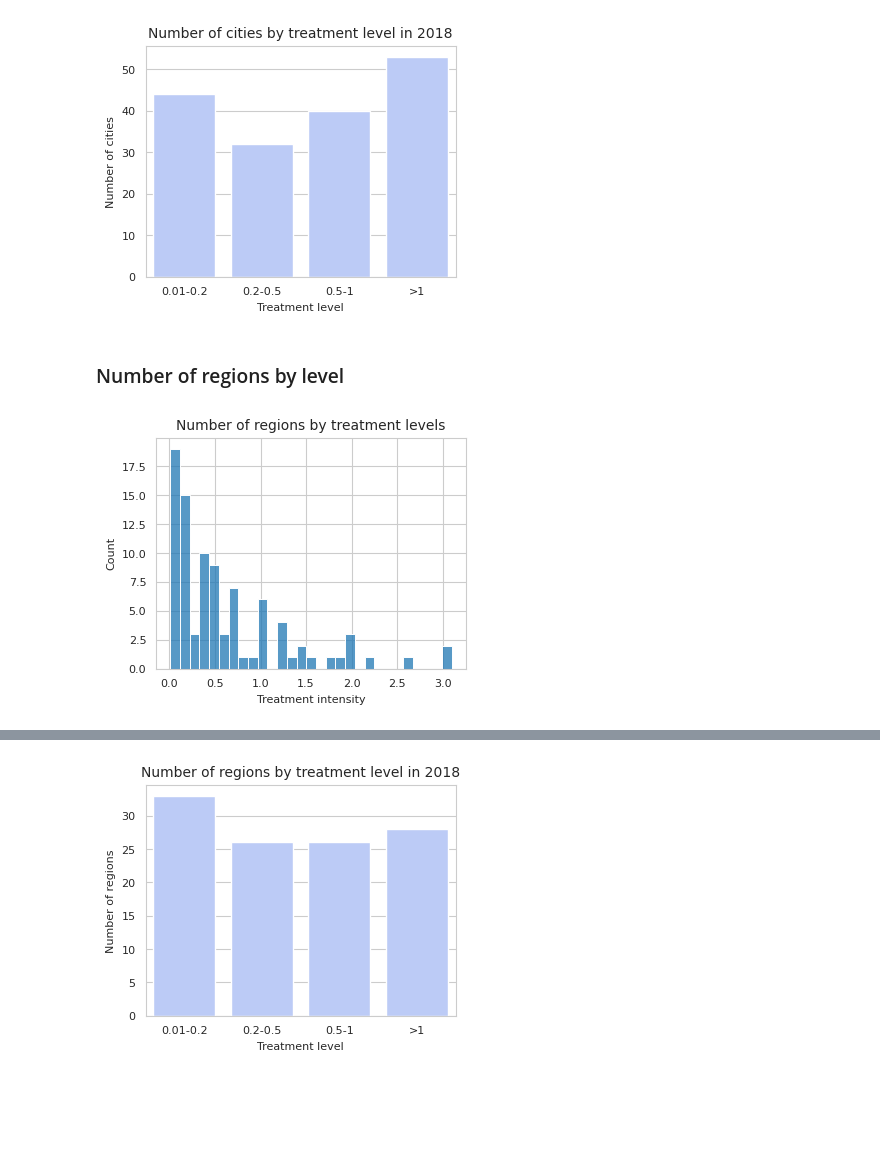
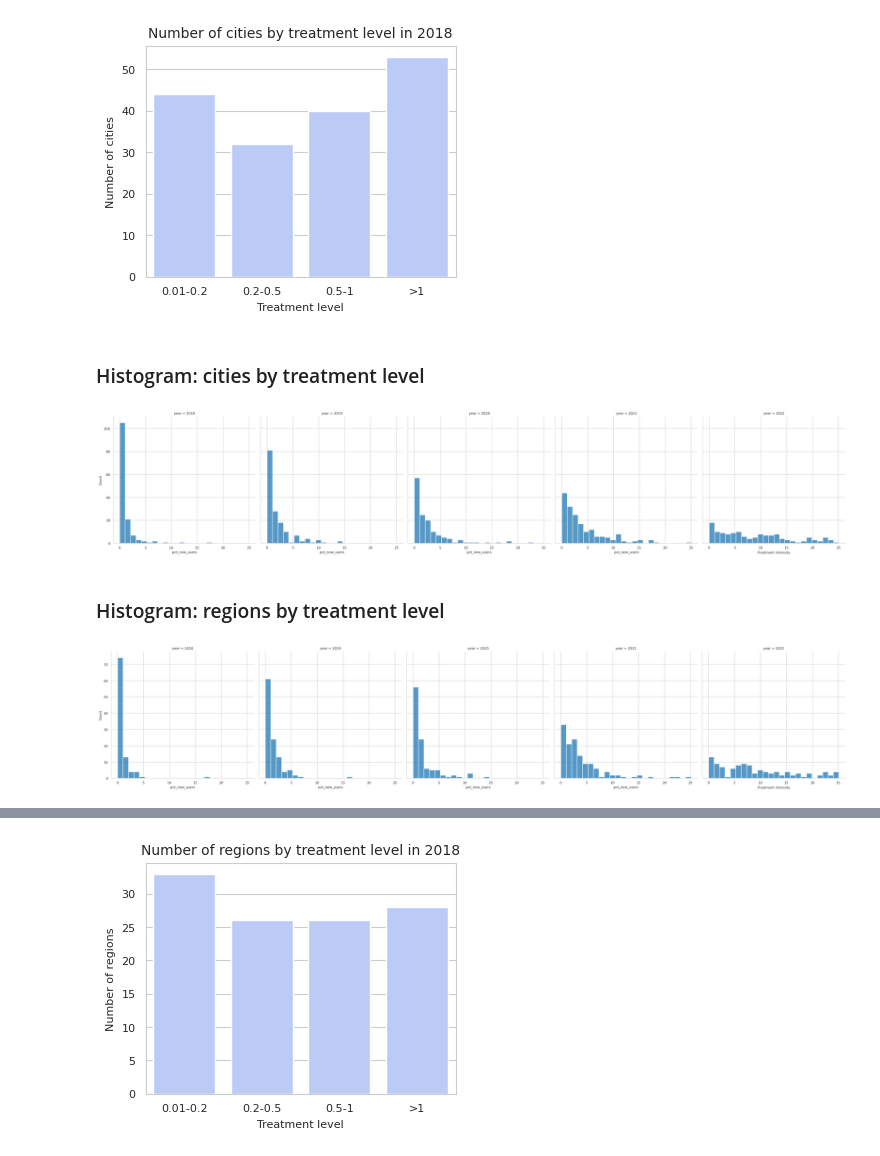
Before and after one commit to rfrade/prep, a Jupyter notebook: graphs_hiv.ipynb, the cells around one changed output, grey strips where cells are left out. Cells and saved outputs as stored; diff of their text form; code cells hidden in the pictures; blank space fills up the shorter version.

```diff
--- a/graphs_hiv.ipynb
+++ b/graphs_hiv.ipynb
@@ -268,14 +318,25 @@ plt.savefig("results_graphs/cities_by_treat_level.png",
 plt.show()
 # %% [output]
 [figure]
+# %% [markdown]
+### Histogram: cities by treatment level
+# %%
+sns.displot(cities.reset_index().query("year >= 2018"),
+             x="pct_new_users",
+             bins=np.linspace(0.01,25.1,25), col="year")
+#plt.title("Number of regions by treatment levels")
+plt.xlabel("Treatment intensity")
+plt.show()
+# %% [output]
+[figure, added]
 # %% [markdown]
-### Number of regions by level
+### Histogram: regions by treatment level
 # %%
-sns.histplot(regions.query("year == 2018"),
+sns.displot(regions.query("year >= 2018"),
              x="pct_new_users",
-             bins=np.linspace(0.01,3.1,30))
-plt.title("Number of regions by treatment levels")
+             bins=np.linspace(0.01,25.1,25), col="year")
+#plt.title("Number of regions by treatment levels")
 plt.xlabel("Treatment intensity")
 plt.show()
 # %% [output]
-[figure, old version]
+[figure, new version]
```
Also changed, not shown: parts of 41 cells of this notebook, 1 other file.
